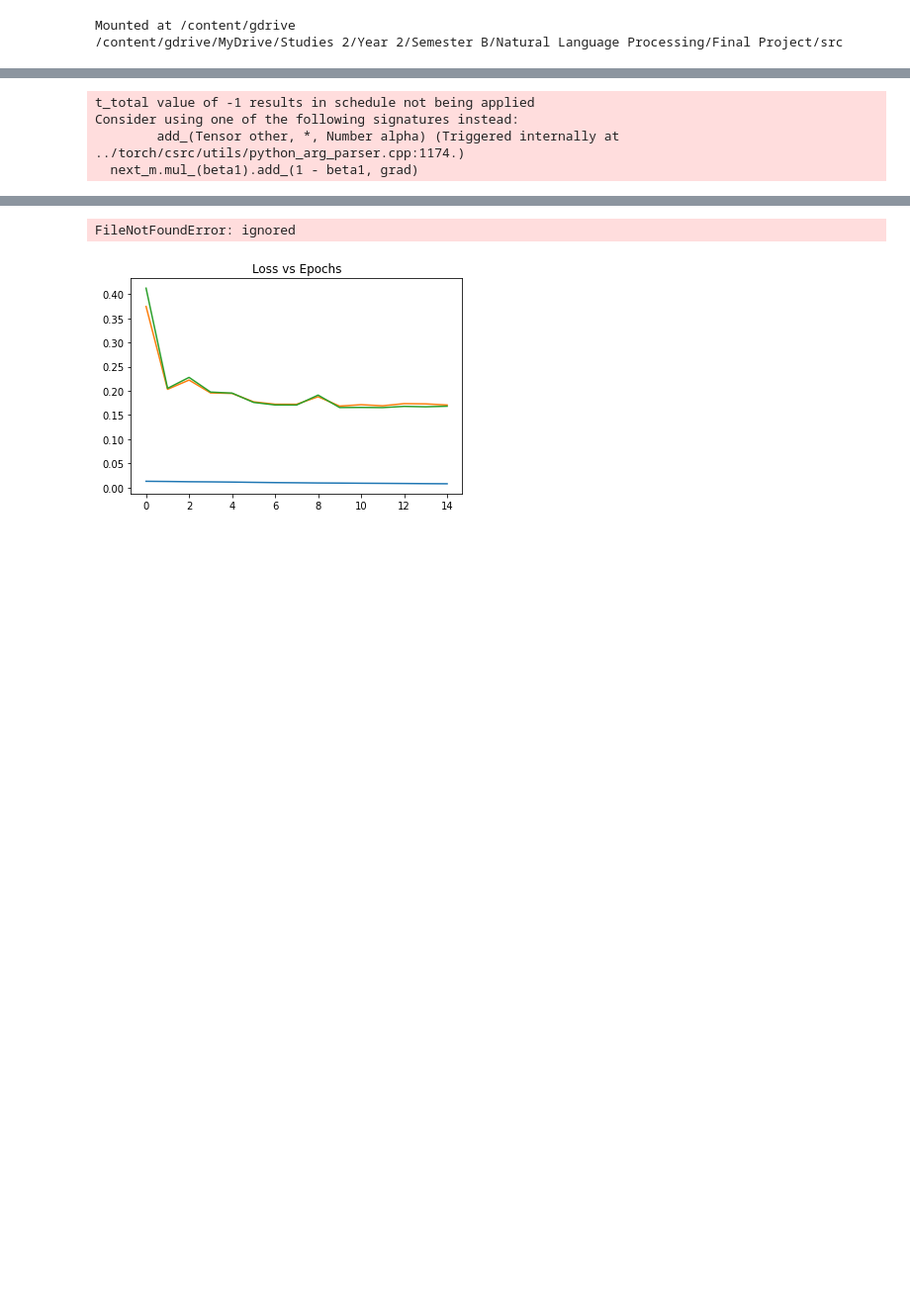
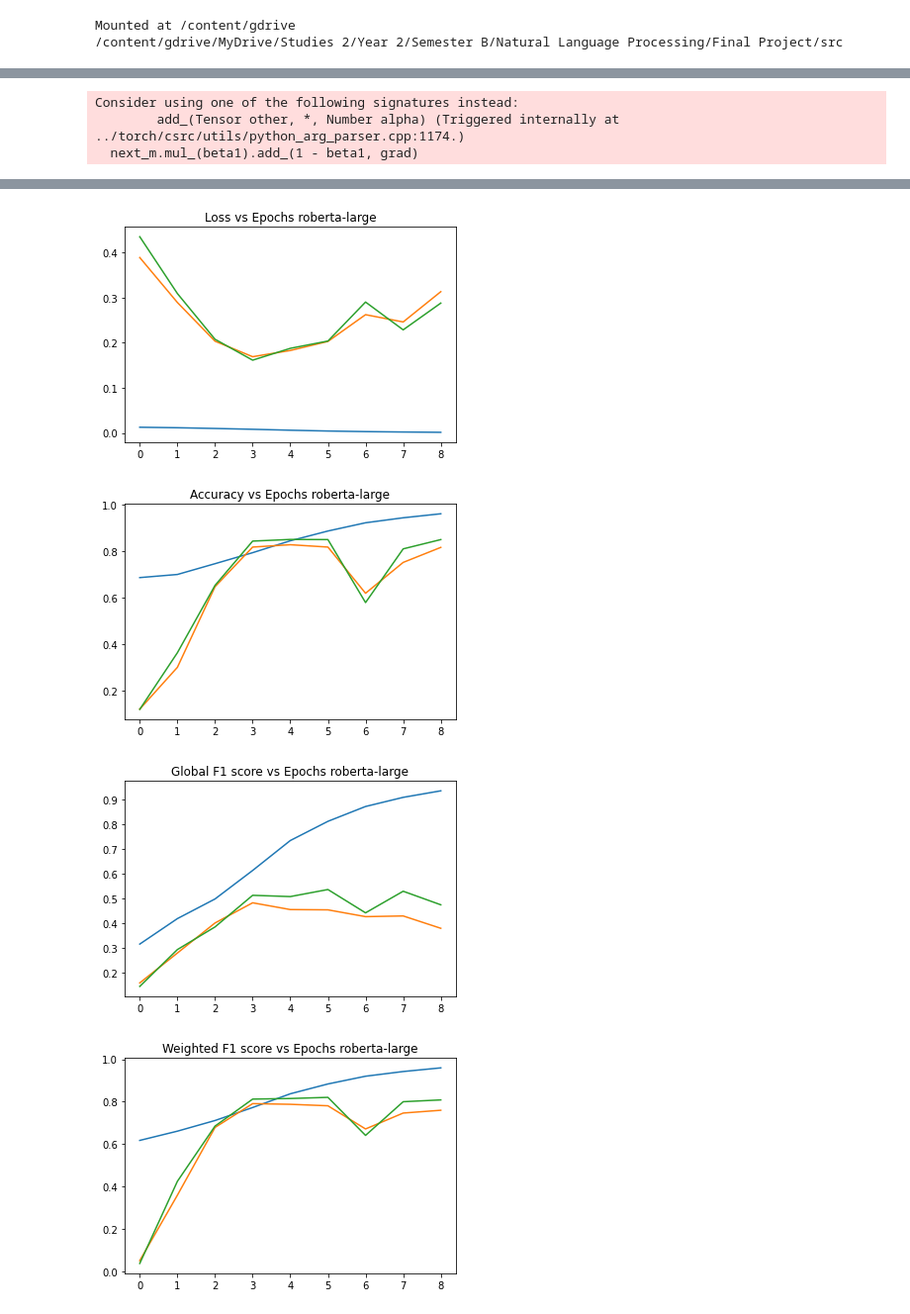
Before and after one commit to GuyAttia/MSC-NLP-Final-Project, a Jupyter notebook: run_model.ipynb, the cells around one changed output, grey strips where cells are left out. Shown at 99% size. Drawn from its saved outputs; the diff is of its cells as text; code cells hidden in the pictures; blank space fills up the shorter version.

Commit message:
enable 3 models selection

```diff
--- a/run_model.ipynb
+++ b/run_model.ipynb
@@ -61,4 +108,7 @@ modelf = BertModelForStanceClassification
+# %%
+fworkf = RoBERTa_Framework
+modelf = RoBertaModelForStanceClassification
 # %%
-modelframework = fworkf(config=config['baseline'])
+modelframework = fworkf(config['roberta'], modelf)
 modelframework.fit(modelf)
 # %% [output]
@@ -82,6 +116,5 @@ Token indices sequence length is longer than the specified maximum  sequence len
 Train examples: 5217
 Validation examples: 1485
-t_total value of -1 results in schedule not being applied
 Consider using one of the following signatures instead:
         add_(Tensor other, *, Number alpha) (Triggered internally at  ../torch/csrc/utils/python_arg_parser.cpp:1174.)
   next_m.mul_(beta1).add_(1 - beta1, grad)
@@ -104,4 +137,6 @@ Test- accuracy: 0.8461959496442255, F1: 0.5061322418350722
 Early stopping...
-FileNotFoundError: ignored
-[figure, old version]
+[figure, new version]
+[figure, added]
+[figure, added]
+[figure, added]
 # %% [markdown]
```
Also changed, not shown: parts of 10 cells of this notebook, 18 other files.
